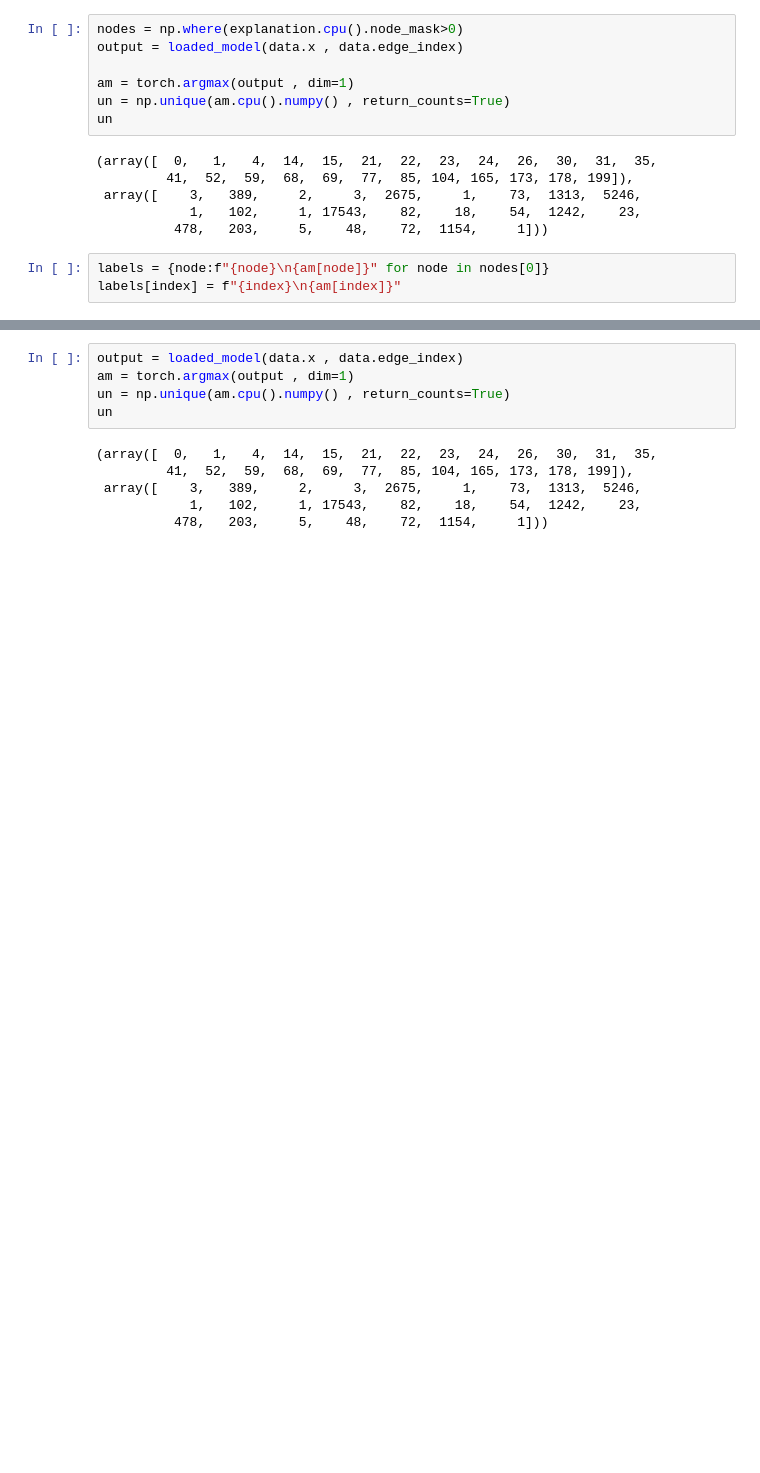
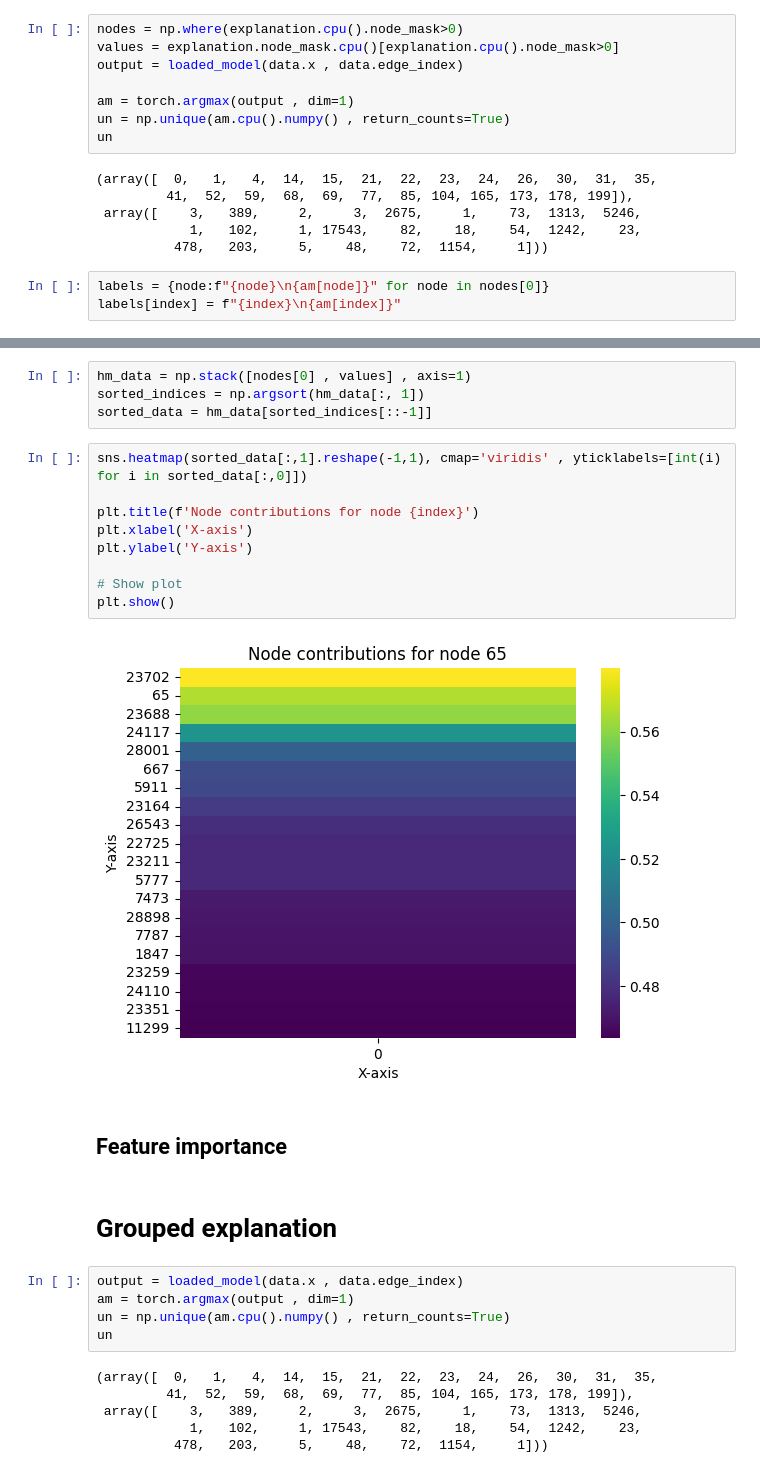
Before and after one commit to sbhardwajgrid/graph-DL, a Jupyter notebook: notebooks/xai.ipynb, the cells around one changed output, grey strips where cells are left out. Drawn from its saved outputs; the diff is of its cells as text; blank space fills up the shorter version.

```diff
--- a/notebooks/xai.ipynb
+++ b/notebooks/xai.ipynb
@@ -81,6 +84,7 @@ tensor([[0.],
         [0.]], device='mps:0')
 # %%
 nodes = np.where(explanation.cpu().node_mask>0)
+values = explanation.node_mask.cpu()[explanation.cpu().node_mask>0]
 output = loaded_model(data.x , data.edge_index)
 
 am = torch.argmax(output , dim=1)
@@ -104,3 +110,22 @@ nx.draw(data.g.subgraph(nodes=np.append(nodes[0] , index)) , labels = labels , n
+# %%
+hm_data = np.stack([nodes[0] , values] , axis=1)
+sorted_indices = np.argsort(hm_data[:, 1])
+sorted_data = hm_data[sorted_indices[::-1]]
+# %%
+sns.heatmap(sorted_data[:,1].reshape(-1,1), cmap='viridis' , yticklabels=[int(i) for i in sorted_data[:,0]])
+
+plt.title(f'Node contributions for node {index}')
+plt.xlabel('X-axis')
+plt.ylabel('Y-axis')
+
+# Show plot
+plt.show()
+# %% [output]
+[figure, added]
+# %% [markdown]
+## Feature importance
+# %% [markdown]
+# Grouped explanation
 # %%
 output = loaded_model(data.x , data.edge_index)
 am = torch.argmax(output , dim=1)
```
Also changed, not shown: parts of 24 cells of this notebook, 13 other files.
